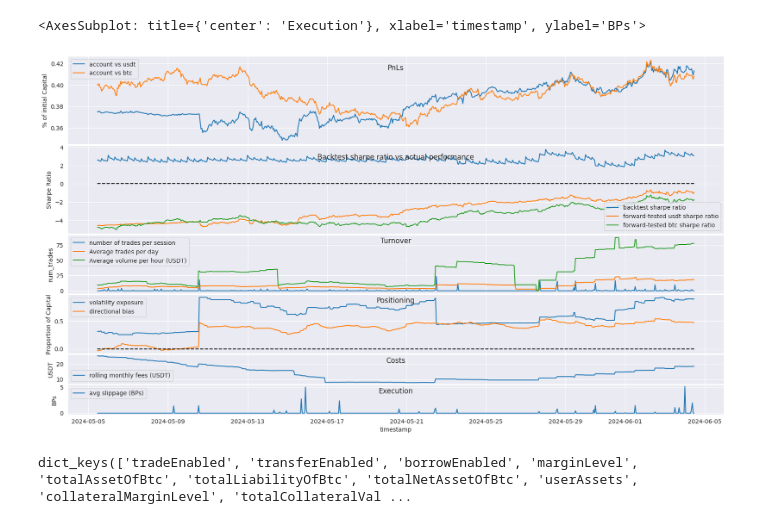
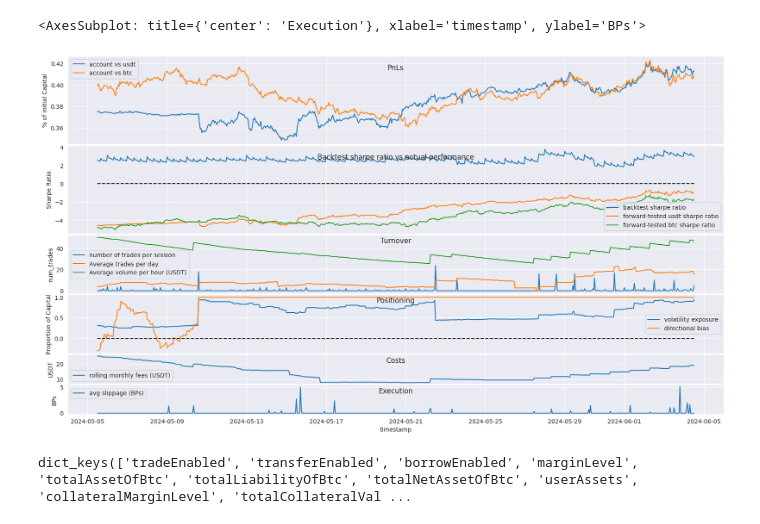
Before and after one commit to codebiscuits/modular_trader, a Jupyter notebook: continuous/inspect_session_records.ipynb, the cells around one changed output. Cells and saved outputs as stored; diff of their text form; code cells hidden in the pictures.

```diff
--- a/continuous/inspect_session_records.ipynb
+++ b/continuous/inspect_session_records.ipynb
@@ -43,13 +44,9 @@ trades_1h = pl.DataFrame(
 ).lazy().join(trades_1h.lazy(), on="timestamp", how="left").fill_null(0).collect()
 
 # TODO i want drawdown statistics like max dd, avg dd, max dd duration and avg dd duration and current dd duration - for the backtest and the live trading so i can compare
-# TODO when i upsample the trades data, it doesn't add in anything after the last data point, so if there have been several hours since the last trade, that data gets out of line with the records data
 # TODO i want a breakdown for each coin that shows how much total pnl i have made (accounting for fees), total volume traded, avg pct profit per unit volume etc
 # TODO i want some stats like avg pnl per day on a monthly rolling basis, total pnl since records began, and more
 # TODO i want to redo the main pnl chart so i take the diff of the account balance series, then add/subtract any transfers in/out of the margin account, then turn it back into a cummulative series for displaying on the chart. that way, the pnl chart won't be affected by profit-taking or adding capital in.
-# TODO the calculation for directional bias is not quite right. if all open positions are long, i want it to show 100% long, but it actually shows less than 100% because it's also accounting for exposure too. i need to divide the sum of all allocations by the sum of the absolute values of all allocations to normalise it to current exposure.
-
-# TODO i think the weird anomaly causing cyclical variation in backtested sharpe is the same problem with the execution data not aligning with the account data in these charts. when i upsample a timeseries, polars doesn't fill in any gaps after the last data point, so if i upsample some data from daily to hourly, the upsampled data will only line up with actual hourly data at midnight, every other hour of the day there will be an arbitrary (from the ponit of view of the data) shift which will diminish the power of the forecasts. solving this problem should be a top priority.
 
 with open(Path("/home/ross/coding/pi_3/modular_trader/continuous/records/session.json"), 'r') as file:
     session_records = json.load(file)
@@ -69,8 +66,13 @@ sr = pl.from_dicts(session_records).select(['timestamp', 'usdt_net', 'btc_net',
 
 sr_2 = pl.from_dicts(session_records_2)['bt_sharpe']
 sr_3 = pl.from_dicts(session_records_3)['volatility_exposure']
+
 allos = [s[f"{s.get('port_weights', 'flat')}_allocations"] for s in session_records]
-bias = pl.Series([sum(z.values()) for z in allos])
+abs_allos = [{k: abs(v) for k, v in i.items()} for i in allos]
+bias_num = [sum(z.values()) for z in allos]
+bias_denom = [sum(z.values()) for z in abs_allos]
+bias = pl.Series([x/y for x, y in zip(bias_num, bias_denom)])
+
 pred_exp = pl.Series([sum([abs(v) for v in z.values()]) for z in allos]) * 2
 
 sr_2 = pl.Series([0.0] * (len(sr) - len(sr_2))).extend(sr_2)
@@ -89,7 +91,7 @@ sr = sr.with_columns(
     pl.lit(1.0).sub(pl.col('btc_net').rolling_max(window_size=100_000, min_periods=1).sub(pl.col('btc_net')).truediv(pl.col('btc_net').rolling_max(window_size=100_000, min_periods=1))).alias('btc_dd'),
     pl.col('trades').alias('num_trades'),
     pl.col('trades').rolling_sum(96).truediv(4).alias('avg_trades'),
-    trades_1h['executed_quote_size'].rolling_mean(96).alias('avg_hourly_volume'),
+    trades_1h['executed_quote_size'].ewm_mean(span=720).alias('avg_hourly_volume'),
     trades_1h['usdt_fees'].rolling_sum(720, min_periods=2).alias('rolling_monthly_fees'),
     trades_1h['price_impact'].alias('avg_slippage'),
     sr_2.alias('bt_sharpe'),
@@ -113,34 +115,34 @@ ax[1].set_title('Backtest sharpe ratio vs actual performance', y=0.8)
 ax[2].set_title('Turnover', y=0.8)
 ax[3].set_title('Positioning', y=0.8)
 ax[4].set_title('Costs', y=0.6)
 ax[5].set_title('Execution', y=0.6)
 
 sns.lineplot(data=sr, x='timestamp', y='usdt_pnl_pct', label='account vs usdt', ax=ax[0])
 sns.lineplot(data=sr, x='timestamp', y='btc_pnl_pct', label='account vs btc', ax=ax[0])
 # sns.lineplot(data=sr, x='timestamp', y='usdt_dd', label='drawdown vs usdt', ax=ax[0])
 # sns.lineplot(data=sr, x='timestamp', y='btc_dd', label='drawdown vs btc', ax=ax[0])
 
 sns.lineplot(data=sr, x='timestamp', y='bt_sharpe', label='backtest sharpe ratio', ax=ax[1])
 sns.lineplot(data=sr, x='timestamp', y='usdt_sharpe', label='forward-tested usdt sharpe ratio', ax=ax[1])
 sns.lineplot(data=sr, x='timestamp', y='btc_sharpe', label='forward-tested btc sharpe ratio', ax=ax[1])
 sns.lineplot(data=sr, x='timestamp', y=0, color='black', linestyle='--', ax=ax[1])
 
 sns.lineplot(data=sr, x='timestamp', y='num_trades', label='number of trades per session', ax=ax[2])
 sns.lineplot(data=sr, x='timestamp', y='avg_trades', label='Average trades per day', ax=ax[2])
 sns.lineplot(data=sr, x='timestamp', y='avg_hourly_volume', label='Average volume per hour (USDT)', ax=ax[2])
 
 sns.lineplot(data=sr, x='timestamp', y='volatility_exposure', label='volatility exposure', ax=ax[3])
 sns.lineplot(data=sr, x='timestamp', y='bias', label='directional bias', ax=ax[3])
 # sns.lineplot(data=sr, x='timestamp', y='pred_exp', label='predicted exposure', ax=ax[3])
 sns.lineplot(data=sr, x='timestamp', y=0, color='black', linestyle='--', ax=ax[3])
 
 sns.lineplot(data=sr, x='timestamp', y='rolling_monthly_fees', label='rolling monthly fees (USDT)', ax=ax[4])
 sns.lineplot(x=sr['timestamp'], y=sr['avg_slippage']*10_000, label='avg slippage (BPs)', ax=ax[5])
 
 # statistics
 # %% [output]
 <AxesSubplot: title={'center': 'Execution'}, xlabel='timestamp', ylabel='BPs'>
-[figure, old version]
+[figure, new version]
 # %%
 from binance.client import Client as Client_b
 import mt.resources.keys as keys
```
Also changed, not shown: parts of 1 cell of this notebook, 2 other files.
